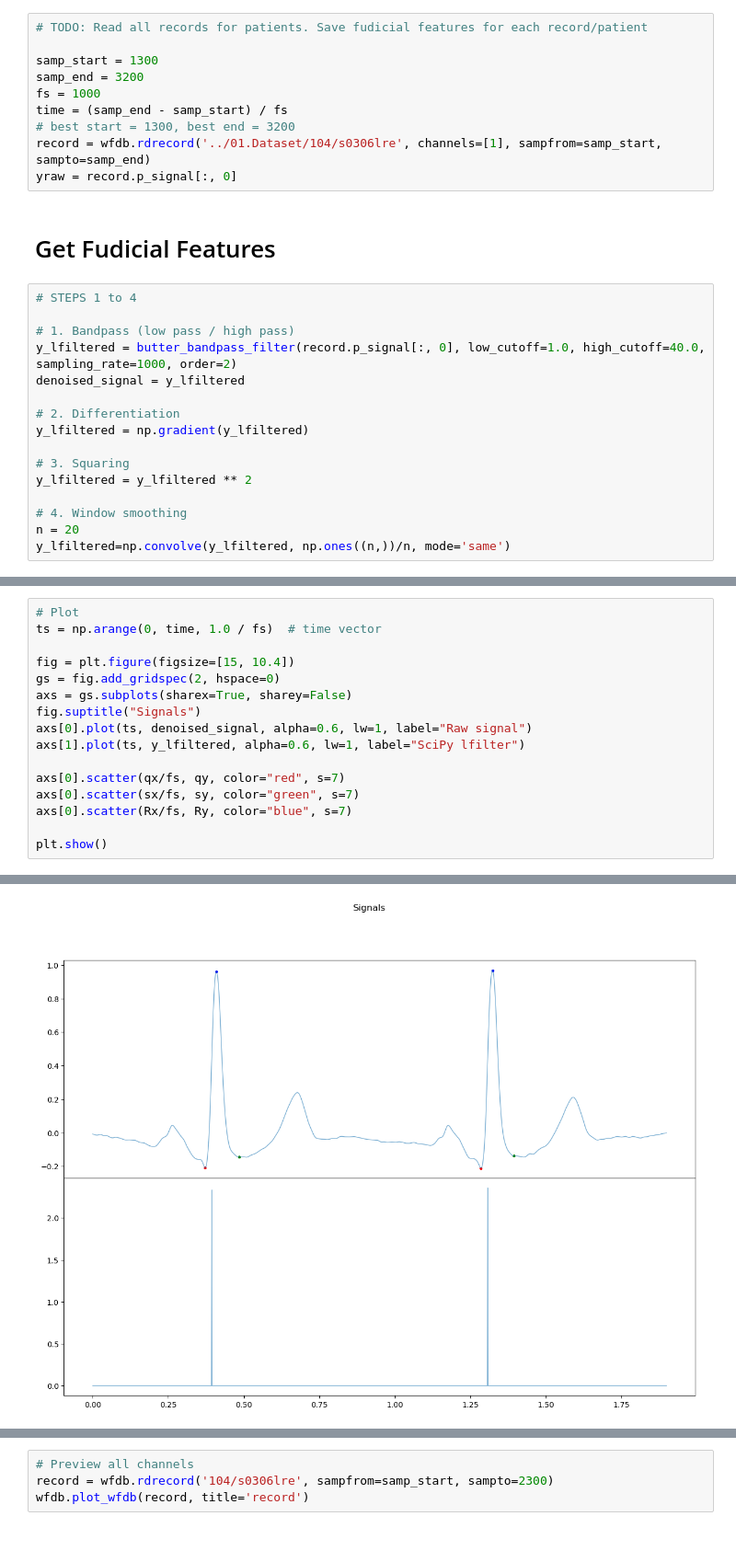
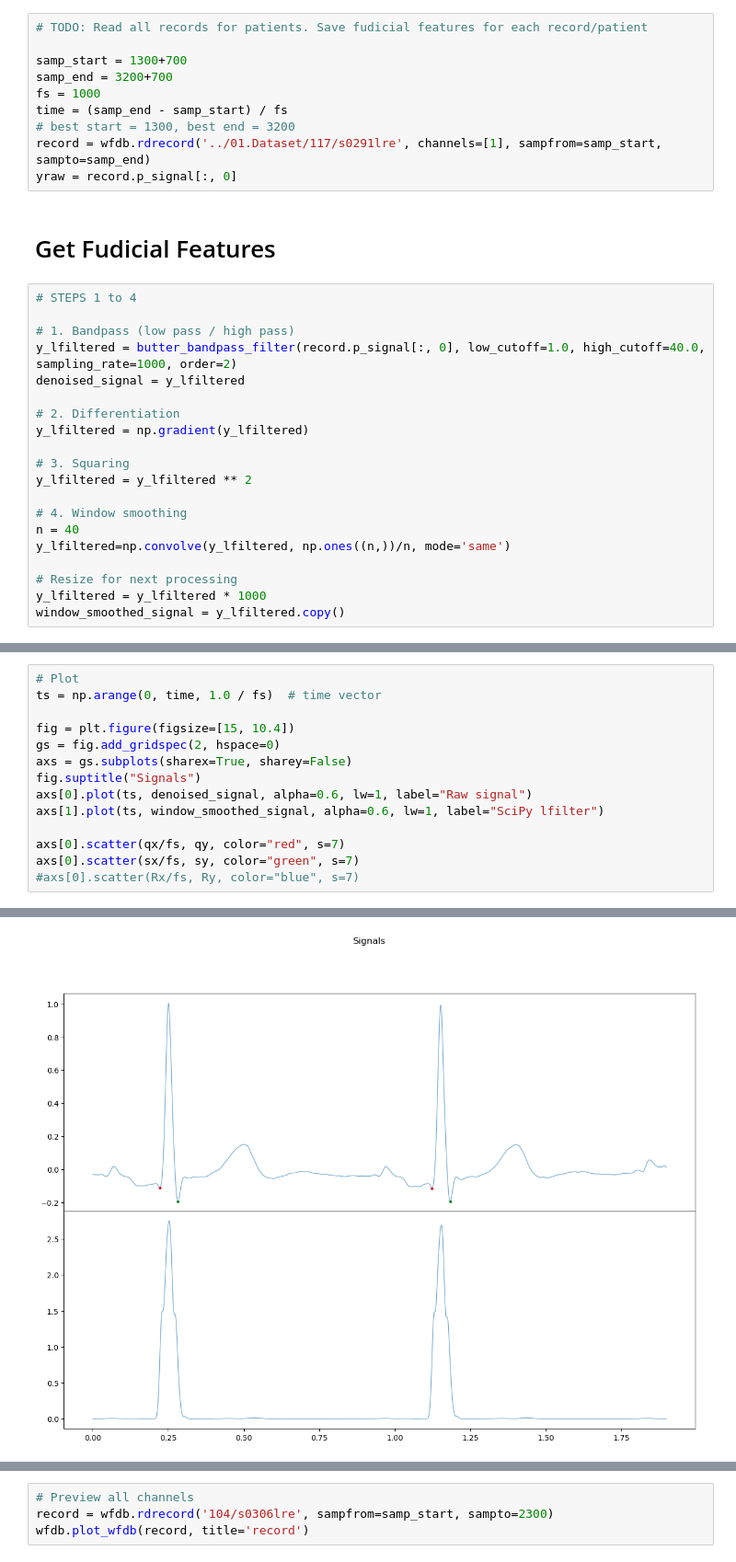
Before and after one commit to Nourhan-Mahmoud/ECG-Based-Authentication-Interface, a Jupyter notebook: 02.Preprocessing_and_FeaturesExtraction/FeatureExtraction_NB.ipynb, the cells around one changed output, grey strips where cells are left out. Shown: that part at 92% size. Drawn from its saved outputs; the diff is of its cells as text.

```diff
--- a/02.Preprocessing_and_FeaturesExtraction/FeatureExtraction_NB.ipynb
+++ b/02.Preprocessing_and_FeaturesExtraction/FeatureExtraction_NB.ipynb
@@ -25,12 +60,12 @@ def smoothMAconv(depth,temp, scale): # Moving average by numpy convolution
 # %%
 # TODO: Read all records for patients. Save fudicial features for each record/patient
 
-samp_start = 1300
-samp_end = 3200
+samp_start = 1300+700
+samp_end = 3200+700
 fs = 1000
 time = (samp_end - samp_start) / fs
 # best start = 1300, best end = 3200
-record = wfdb.rdrecord('../01.Dataset/104/s0306lre', channels=[1], sampfrom=samp_start, sampto=samp_end)
+record = wfdb.rdrecord('../01.Dataset/117/s0291lre', channels=[1], sampfrom=samp_start, sampto=samp_end)
 yraw = record.p_signal[:, 0]
 # %% [markdown]
 # Get Fudicial Features
@@ -48,6 +83,10 @@ y_lfiltered = np.gradient(y_lfiltered)
 y_lfiltered = y_lfiltered ** 2
 
 # 4. Window smoothing
-n = 20
+n = 40
 y_lfiltered=np.convolve(y_lfiltered, np.ones((n,))/n, mode='same')
+
+# Resize for next processing
+y_lfiltered = y_lfiltered * 1000
+window_smoothed_signal = y_lfiltered.copy()
 # %%
@@ -184,11 +166,9 @@ gs = fig.add_gridspec(2, hspace=0)
 axs = gs.subplots(sharex=True, sharey=False)
 fig.suptitle("Signals")
 axs[0].plot(ts, denoised_signal, alpha=0.6, lw=1, label="Raw signal")
-axs[1].plot(ts, y_lfiltered, alpha=0.6, lw=1, label="SciPy lfilter")
+axs[1].plot(ts, window_smoothed_signal, alpha=0.6, lw=1, label="SciPy lfilter")
 
 axs[0].scatter(qx/fs, qy, color="red", s=7)
 axs[0].scatter(sx/fs, sy, color="green", s=7)
-axs[0].scatter(Rx/fs, Ry, color="blue", s=7)
-
-plt.show()
+#axs[0].scatter(Rx/fs, Ry, color="blue", s=7)
 # %% [output]
@@ -195 +176 @@ plt.show()
-[figure, old version]
+[figure, new version]
```
Also changed, not shown: parts of 6 cells of this notebook.
